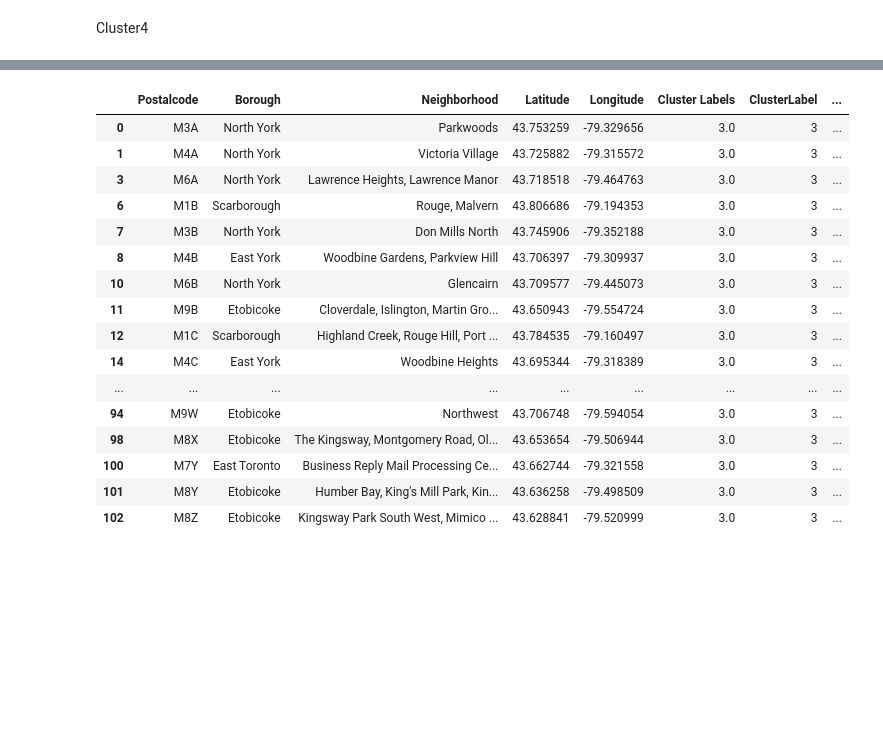
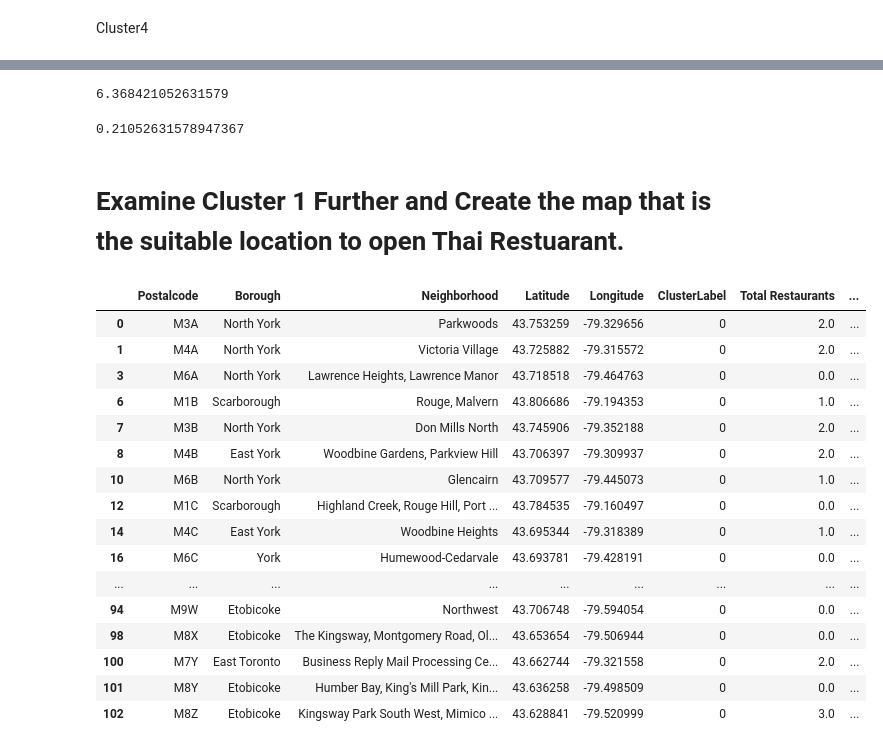
Before and after one commit to weerapeng/Coursera_Captone, a Jupyter notebook: OpenThaiRestuarant.ipynb, the cells around one changed output, grey strips where cells are left out. Cells and saved outputs as stored; diff of their text form; code cells hidden in the pictures; blank space fills up the shorter version.

```diff
--- a/OpenThaiRestuarant.ipynb
+++ b/OpenThaiRestuarant.ipynb
@@ -454,7 +471,7 @@ array([0, 3, 3, 1, 3, 1, 3, 2, 2, 3, 3, 1, 3, 3, 3, 2, 3, 1, 1, 0, 0, 3,
 Let's create a new dataframe that includes the cluster
 # %%
 # add clustering labels
-
+df_restaurants.insert(0,'ClusterLabel', kmeans.labels_)
 
 toronto_merged = df_toronto
 
@@ -602,25 +651,38 @@ toronto_merged.loc[toronto_merged['ClusterLabel'] == 3]
+# %%
+#calculate the mean of number of Total Restaurants
+cluster4.loc[:,"Total Restaurants"].mean()
+# %% [output]
+6.368421052631579
+# %%
+#calculate the mean of number of Thai Restaurants
+cluster4.loc[:,"Thai Restaurants"].mean()
+# %% [output]
+0.21052631578947367
+# %% [markdown]
+# Examine Cluster 1 Further and Create the map that is the suitable location to open Thai Restuarant.
 # %%
-toronto_merged=toronto_merged.dropna()
+
 toronto_merged['ClusterLabel'] = toronto_merged.ClusterLabel.astype(int)
 # %%
-cluster = toronto_merged.loc[toronto_merged['ClusterLabel'] == 3]
-cluster
+cluster1 = toronto_merged.loc[toronto_merged['ClusterLabel'] == 0]
+
+cluster1
 # %% [output]
-|  | Postalcode | Borough | Neighborhood | Latitude | Longitude | Cluster Labels | ClusterLabel | ... |
-| 0 | M3A | North York | Parkwoods | 43.753259 | -79.329656 | 3.0 | 3 | ... |
-| 1 | M4A | North York | Victoria Village | 43.725882 | -79.315572 | 3.0 | 3 | ... |
-| 3 | M6A | North York | Lawrence Heights, Lawrence Manor | 43.718518 | -79.464763 | 3.0 | 3 | ... |
-| 6 | M1B | Scarborough | Rouge, Malvern | 43.806686 | -79.194353 | 3.0 | 3 | ... |
-| 7 | M3B | North York | Don Mills North | 43.745906 | -79.352188 | 3.0 | 3 | ... |
-| 8 | M4B | East York | Woodbine Gardens, Parkview Hill | 43.706397 | -79.309937 | 3.0 | 3 | ... |
-| 10 | M6B | North York | Glencairn | 43.709577 | -79.445073 | 3.0 | 3 | ... |
-| 11 | M9B | Etobicoke | Cloverdale, Islington, Martin Gro... | 43.650943 | -79.554724 | 3.0 | 3 | ... |
-| 12 | M1C | Scarborough | Highland Creek, Rouge Hill, Port ... | 43.784535 | -79.160497 | 3.0 | 3 | ... |
-| 14 | M4C | East York | Woodbine Heights | 43.695344 | -79.318389 | 3.0 | 3 | ... |
+|  | Postalcode | Borough | Neighborhood | Latitude | Longitude | ClusterLabel | Total Restaurants | ... |
+| 0 | M3A | North York | Parkwoods | 43.753259 | -79.329656 | 0 | 2.0 | ... |
+| 1 | M4A | North York | Victoria Village | 43.725882 | -79.315572 | 0 | 2.0 | ... |
+| 3 | M6A | North York | Lawrence Heights, Lawrence Manor | 43.718518 | -79.464763 | 0 | 0.0 | ... |
+| 6 | M1B | Scarborough | Rouge, Malvern | 43.806686 | -79.194353 | 0 | 1.0 | ... |
+| 7 | M3B | North York | Don Mills North | 43.745906 | -79.352188 | 0 | 2.0 | ... |
+| 8 | M4B | East York | Woodbine Gardens, Parkview Hill | 43.706397 | -79.309937 | 0 | 2.0 | ... |
+| 10 | M6B | North York | Glencairn | 43.709577 | -79.445073 | 0 | 1.0 | ... |
+| 12 | M1C | Scarborough | Highland Creek, Rouge Hill, Port ... | 43.784535 | -79.160497 | 0 | 0.0 | ... |
+| 14 | M4C | East York | Woodbine Heights | 43.695344 | -79.318389 | 0 | 1.0 | ... |
+| 16 | M6C | York | Humewood-Cedarvale | 43.693781 | -79.428191 | 0 | 0.0 | ... |
 | ... | ... | ... | ... | ... | ... | ... | ... | ... |
-| 94 | M9W | Etobicoke | Northwest | 43.706748 | -79.594054 | 3.0 | 3 | ... |
-| 98 | M8X | Etobicoke | The Kingsway, Montgomery Road, Ol... | 43.653654 | -79.506944 | 3.0 | 3 | ... |
-| 100 | M7Y | East Toronto | Business Reply Mail Processing Ce... | 43.662744 | -79.321558 | 3.0 | 3 | ... |
-| 101 | M8Y | Etobicoke | Humber Bay, King's Mill Park, Kin... | 43.636258 | -79.498509 | 3.0 | 3 | ... |
-| 102 | M8Z | Etobicoke | Kingsway Park South West, Mimico ... | 43.628841 | -79.520999 | 3.0 | 3 | ... |
+| 94 | M9W | Etobicoke | Northwest | 43.706748 | -79.594054 | 0 | 0.0 | ... |
+| 98 | M8X | Etobicoke | The Kingsway, Montgomery Road, Ol... | 43.653654 | -79.506944 | 0 | 0.0 | ... |
+| 100 | M7Y | East Toronto | Business Reply Mail Processing Ce... | 43.662744 | -79.321558 | 0 | 2.0 | ... |
+| 101 | M8Y | Etobicoke | Humber Bay, King's Mill Park, Kin... | 43.636258 | -79.498509 | 0 | 0.0 | ... |
+| 102 | M8Z | Etobicoke | Kingsway Park South West, Mimico ... | 43.628841 | -79.520999 | 0 | 3.0 | ... |
 # %%
```
Also changed, not shown: parts of 25 cells of this notebook.
